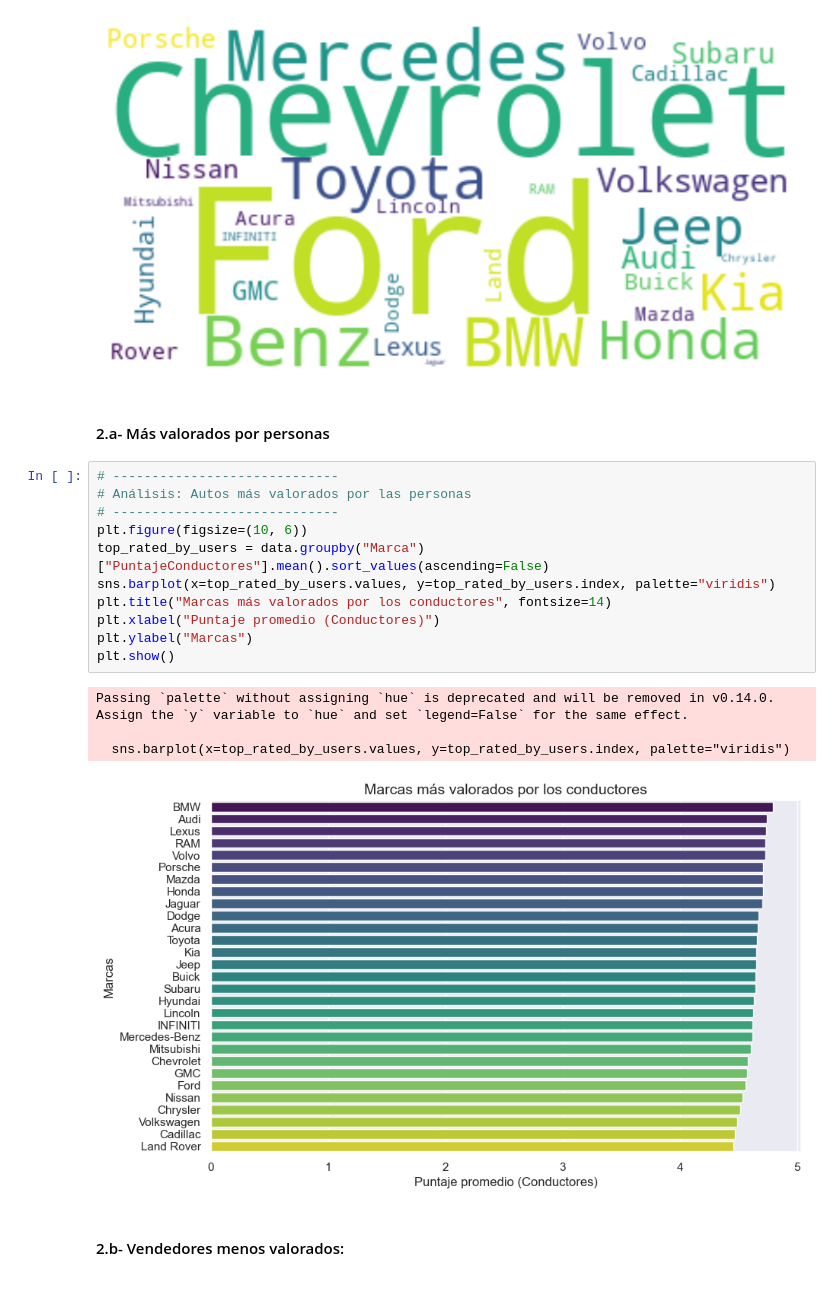
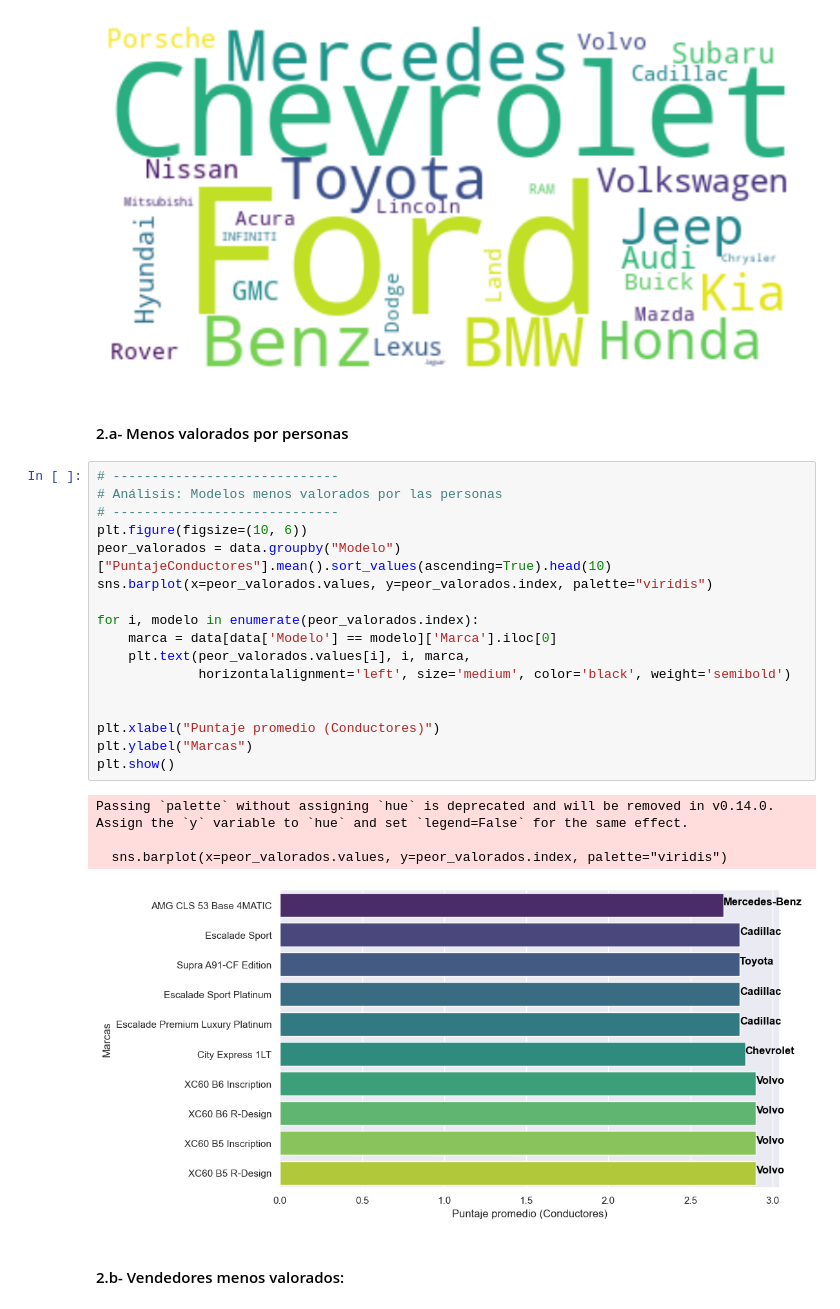
Before and after one commit to emalincic/Primer_Entrega_DS2, a Jupyter notebook: Asistencia_precios.ipynb, the cells around one changed output. Drawn from its saved outputs; the diff is of its cells as text.

```diff
--- a/Asistencia_precios.ipynb
+++ b/Asistencia_precios.ipynb
@@ -332,23 +332,29 @@ plt.show()
 # %% [output]
 [figure]
 # %% [markdown]
-#### 2.a- Más valorados por personas
+#### 2.a- Menos valorados por personas
 # %%
 # -----------------------------
-# Análisis: Autos más valorados por las personas
+# Análisis: Modelos menos valorados por las personas
 # -----------------------------
 plt.figure(figsize=(10, 6))
-top_rated_by_users = data.groupby("Marca")["PuntajeConductores"].mean().sort_values(ascending=False)
-sns.barplot(x=top_rated_by_users.values, y=top_rated_by_users.index, palette="viridis")
-plt.title("Marcas más valorados por los conductores", fontsize=14)
+peor_valorados = data.groupby("Modelo")["PuntajeConductores"].mean().sort_values(ascending=True).head(10)
+sns.barplot(x=peor_valorados.values, y=peor_valorados.index, palette="viridis")
+
+for i, modelo in enumerate(peor_valorados.index):
+    marca = data[data['Modelo'] == modelo]['Marca'].iloc[0]
+    plt.text(peor_valorados.values[i], i, marca,
+             horizontalalignment='left', size='medium', color='black', weight='semibold')
+
+
 plt.xlabel("Puntaje promedio (Conductores)")
 plt.ylabel("Marcas")
 plt.show()
 # %% [output]
 Passing `palette` without assigning `hue` is deprecated and will be removed in v0.14.0. Assign the `y` variable to `hue` and set `legend=False` for the same effect.
 
-  sns.barplot(x=top_rated_by_users.values, y=top_rated_by_users.index, palette="viridis")
+  sns.barplot(x=peor_valorados.values, y=peor_valorados.index, palette="viridis")
-[figure, old version]
+[figure, new version]
 # %% [markdown]
 #### 2.b- Vendedores menos valorados:
 # %%
```
Also changed, not shown: parts of 5 cells of this notebook, 1 other file.
